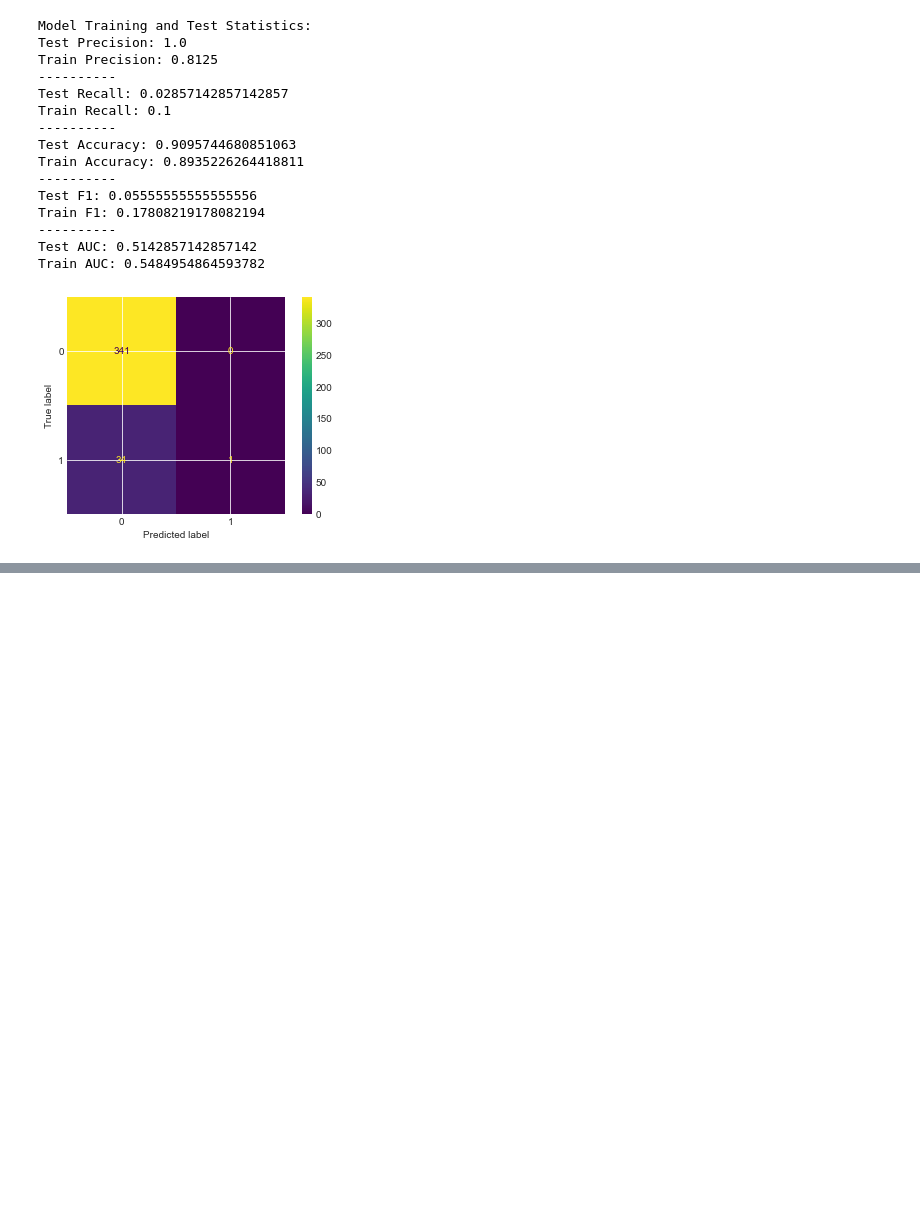
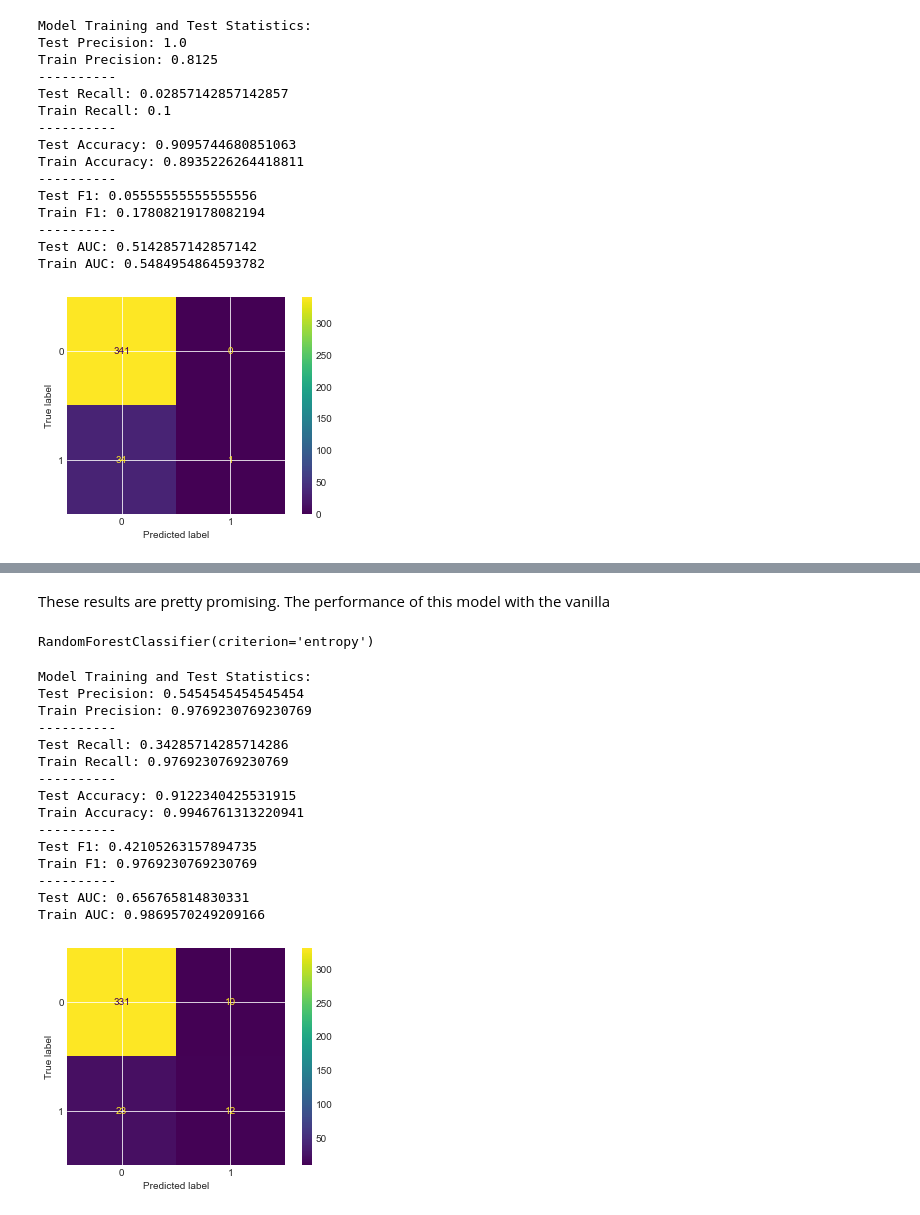
Before and after one commit to Davidkeebler/Credit_Card_Approvals_and_Denials_Prediction, a Jupyter notebook: Untitled.ipynb, the cells around one changed output, grey strips where cells are left out. Drawn from its saved outputs; the diff is of its cells as text; code cells hidden in the pictures; blank space fills up the shorter version.

```diff
--- a/Untitled.ipynb
+++ b/Untitled.ipynb
@@ -770,0 +801,26 @@ The performance is about the same as the 'optimized' model. Whether or not this
+# %% [markdown]
+These results are pretty promising. The performance of this model with the vanilla
+# %%
+RF_smote = RandomForestClassifier(criterion='entropy')
+RF_smote.fit(X_train_resampled, y_train_resampled)
+# %% [output]
+RandomForestClassifier(criterion='entropy')
+# %%
+model_eval_tree(RF_smote, X_train, X_test, y_train, y_test)
+# %% [output]
+Model Training and Test Statistics:
+Test Precision: 0.5454545454545454
+Train Precision: 0.9769230769230769
+----------
+Test Recall: 0.34285714285714286
+Train Recall: 0.9769230769230769
+----------
+Test Accuracy: 0.9122340425531915
+Train Accuracy: 0.9946761313220941
+----------
+Test F1: 0.42105263157894735
+Train F1: 0.9769230769230769
+----------
+Test AUC: 0.656765814830331
+Train AUC: 0.9869570249209166
+[figure, added]
```
Also changed, not shown: parts of 8 cells of this notebook.
